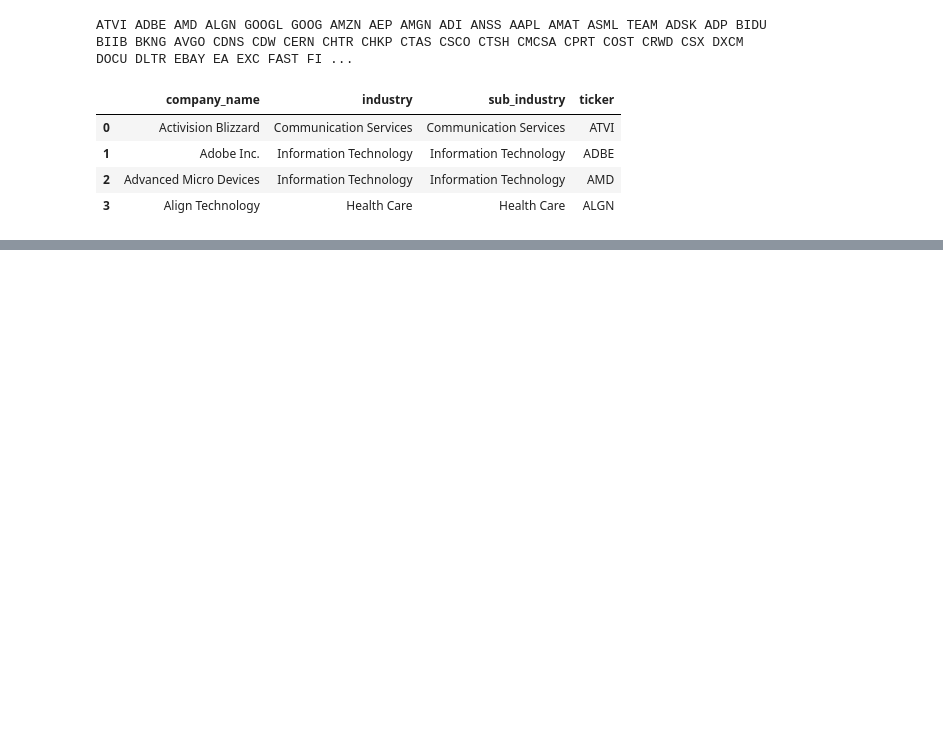
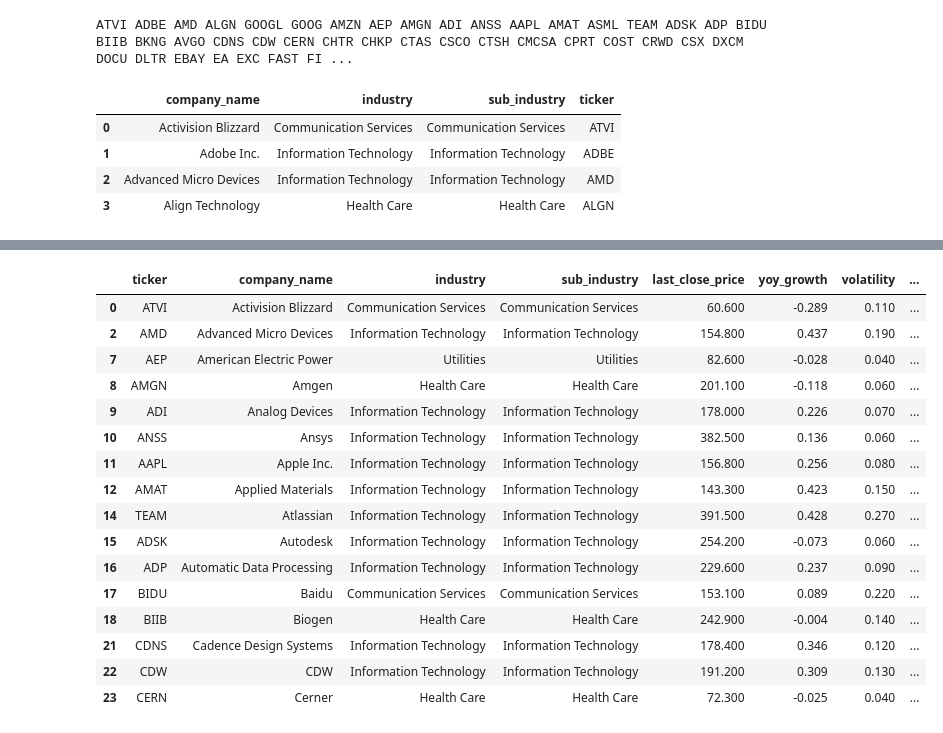
Before and after one commit to ipansh/choosy-stock, a Jupyter notebook: api_wrapper.ipynb, the cells around one changed output, grey strips where cells are left out. Drawn from its saved outputs; the diff is of its cells as text; code cells hidden in the pictures; blank space fills up the shorter version.

```diff
--- a/api_wrapper.ipynb
+++ b/api_wrapper.ipynb
@@ -166,7 +170,7 @@ attributes = ['ticker','yoy_growth','std','mean_price','volatility','last_close_
 comparison_df = pd.DataFrame(columns = attributes)
 
 print('Geting year stock prices...')
-for ticker_name in list(nasdaq100_df['ticker'][0:25]):
+for ticker_name in list(nasdaq100_df['ticker']):
     series_row = pd.Series(list_perfomance(ticker_name), index = attributes)
     comparison_df = comparison_df.append(series_row, ignore_index=True)
     print(ticker_name, end = ' ')
@@ -176,32 +180,11 @@ print('Done!')
 la_ratio_main_df = pd.DataFrame()
 
 print('Geting liabilities to assets ratio...')
-for ticker_name in list(nasdaq100_df['ticker'][0:25]):
+for ticker_name in list(nasdaq100_df['ticker']):
     mini_df = get_la_ratio(ticker_name,1)
     la_ratio_main_df = la_ratio_main_df.append(mini_df)
     print(ticker_name, end = ' ')
 
 print('Done!')
-
-income_statement_main_df = pd.DataFrame()
-
-print('Geting profitability ratio...')
-for ticker_name in list(nasdaq100_df['ticker'][0:25]):
-    mini_df = get_income_statement(ticker_name,1)
-    income_statement_main_df = income_statement_main_df.append(mini_df)
-    print(ticker_name, end = ' ')
-
-print('Done!')
-
-pe_ratio_main_df = pd.DataFrame()
-
-print('Geting price per earning ratio...')
-for ticker_name in list(nasdaq100_df['ticker'][0:25]):
-    mini_df = get_pe_ratio(ticker_name,1)
-    pe_ratio_main_df = pe_ratio_main_df.append(mini_df)
-    print(ticker_name, end = ' ')
-    tim
-
-print('Done!')
 # %% [output]
 Geting year stock prices...
@@ -216,11 +194,22 @@ JSONDecodeError: Extra data: line 1 column 5 - line 1 column 19 (char 4 - 18)
 # %%
+income_statement_main_df = pd.DataFrame()
+
+print('Geting profitability ratio...')
+for ticker_name in list(nasdaq100_df['ticker']):
+    mini_df = get_income_statement(ticker_name,1)
+    income_statement_main_df = income_statement_main_df.append(mini_df)
+    print(ticker_name, end = ' ')
+
+print('Done!')
+
 pe_ratio_main_df = pd.DataFrame()
 
 print('Geting price per earning ratio...')
-for ticker_name in list(nasdaq100_df['ticker'][0:25]):
+for ticker_name in list(nasdaq100_df['ticker']):
     mini_df = get_pe_ratio(ticker_name,1)
     pe_ratio_main_df = pe_ratio_main_df.append(mini_df)
     print(ticker_name, end = ' ')
+    time.sleep(1)
 
 print('Done!')
 # %% [output]
@@ -258,0 +456,20 @@ final_df
+# %%
+final_df[(final_df['last_close_price'] <= 500) & (final_df['yoy_growth'] >= 0.05)]
+# %% [output]
+|  | ticker | company_name | industry | sub_industry | last_close_price | yoy_growth | volatility | ... |
+| 0 | ATVI | Activision Blizzard | Communication Services | Communication Services | 60.600 | -0.289 | 0.110 | ... |
+| 2 | AMD | Advanced Micro Devices | Information Technology | Information Technology | 154.800 | 0.437 | 0.190 | ... |
+| 7 | AEP | American Electric Power | Utilities | Utilities | 82.600 | -0.028 | 0.040 | ... |
+| 8 | AMGN | Amgen | Health Care | Health Care | 201.100 | -0.118 | 0.060 | ... |
+| 9 | ADI | Analog Devices | Information Technology | Information Technology | 178.000 | 0.226 | 0.070 | ... |
+| 10 | ANSS | Ansys | Information Technology | Information Technology | 382.500 | 0.136 | 0.060 | ... |
+| 11 | AAPL | Apple Inc. | Information Technology | Information Technology | 156.800 | 0.256 | 0.080 | ... |
+| 12 | AMAT | Applied Materials | Information Technology | Information Technology | 143.300 | 0.423 | 0.150 | ... |
+| 14 | TEAM | Atlassian | Information Technology | Information Technology | 391.500 | 0.428 | 0.270 | ... |
+| 15 | ADSK | Autodesk | Information Technology | Information Technology | 254.200 | -0.073 | 0.060 | ... |
+| 16 | ADP | Automatic Data Processing | Information Technology | Information Technology | 229.600 | 0.237 | 0.090 | ... |
+| 17 | BIDU | Baidu | Communication Services | Communication Services | 153.100 | 0.089 | 0.220 | ... |
+| 18 | BIIB | Biogen | Health Care | Health Care | 242.900 | -0.004 | 0.140 | ... |
+| 21 | CDNS | Cadence Design Systems | Information Technology | Information Technology | 178.400 | 0.346 | 0.120 | ... |
+| 22 | CDW | CDW | Information Technology | Information Technology | 191.200 | 0.309 | 0.130 | ... |
+| 23 | CERN | Cerner | Health Care | Health Care | 72.300 | -0.025 | 0.040 | ... |
```
Also changed, not shown: parts of 19 cells of this notebook, 2 other files.
